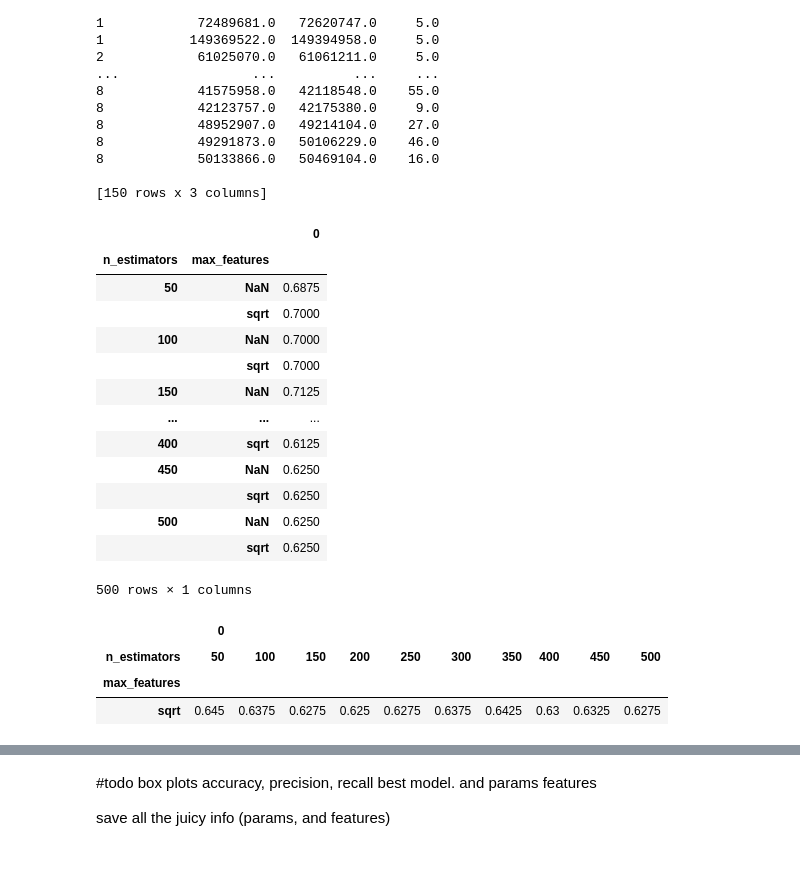
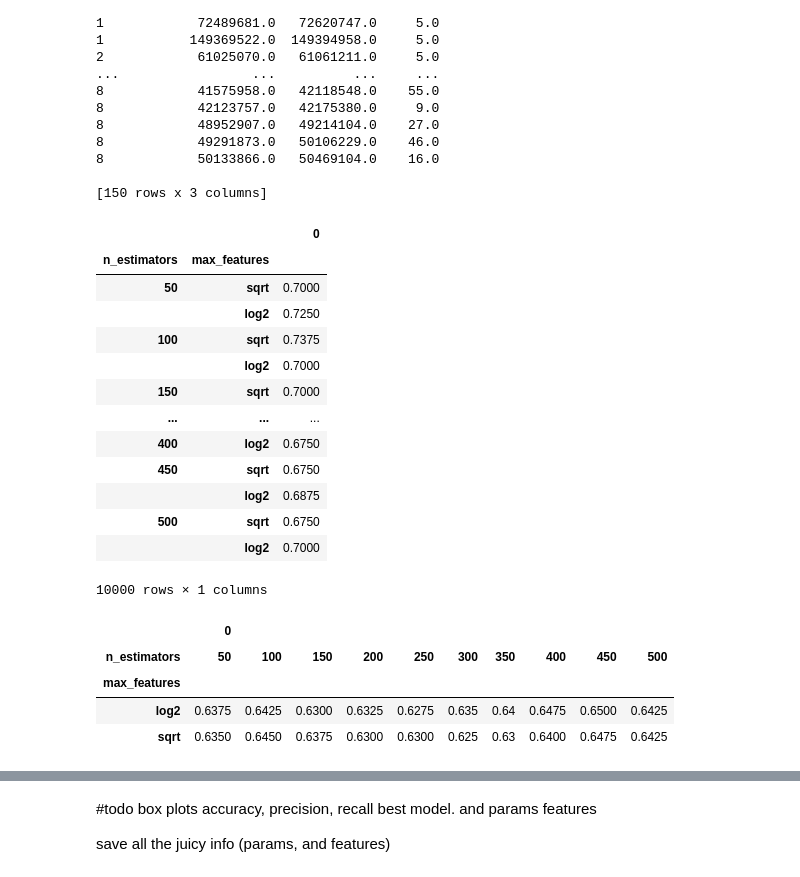
Before and after one commit to pbrizzolari/CATS, a Jupyter notebook: Random_forest_model.ipynb, the cells around one changed output, grey strips where cells are left out. Drawn from its saved outputs; the diff is of its cells as text; code cells hidden in the pictures.

```diff
--- a/Random_forest_model.ipynb
+++ b/Random_forest_model.ipynb
@@ -31,7 +33,7 @@ print(model.get_params().keys())
 # select which params you want to test with the inner loop
 # space is the paramater space
 modeller.hyperParams['n_estimators'] = [int(x) for x in np.linspace(start = 50, stop = 500, num = 10)]
-modeller.hyperParams['max_features'] = ["None", "sqrt"]
+modeller.hyperParams['max_features'] = ["sqrt", "log2"]
 #modeller.hyperParams['max_depth'] = [int(x) for x in np.linspace(10, 110, num = 11)]
 # %% [output]
 dict_keys(['bootstrap', 'ccp_alpha', 'class_weight', 'criterion', 'max_depth', 'max_features', 'max_leaf_nodes', 'max_samples', 'min_impurity_decrease', 'min_impurity_split', 'min_samples_leaf', 'min_ ...
@@ -39,7 +41,7 @@ dict_keys(['bootstrap', 'ccp_alpha', 'class_weight', 'criterion', 'max_depth', '
 # this does everything for you :)
 # first is the data used, seconds comes the classifications and than with loop the amount of loops you want to do
 
-modeller.train_fit(data=data, classes=data.index, loop=1)
+modeller.train_fit(data=data, classes=data.index, loop=100)
 # some test code
 
 print(accuracy_score(DCV.__class_cleaner__(None, data.index),modeller.predict(data)))
@@ -81,26 +82,27 @@ Chromosome
 
 [150 rows x 3 columns]
 # %%
-modeller.all_accuracies
+modeller.all_recall
 # %% [output]
 |  |  | 0 |
 | n_estimators | max_features |  |
-| 50 | NaN | 0.6875 |
-|  | sqrt | 0.7000 |
-| 100 | NaN | 0.7000 |
-|  | sqrt | 0.7000 |
-| 150 | NaN | 0.7125 |
+| 50 | sqrt | 0.7000 |
+|  | log2 | 0.7250 |
+| 100 | sqrt | 0.7375 |
+|  | log2 | 0.7000 |
+| 150 | sqrt | 0.7000 |
 | ... | ... | ... |
-| 400 | sqrt | 0.6125 |
-| 450 | NaN | 0.6250 |
-|  | sqrt | 0.6250 |
-| 500 | NaN | 0.6250 |
-|  | sqrt | 0.6250 |
+| 400 | log2 | 0.6750 |
+| 450 | sqrt | 0.6750 |
+|  | log2 | 0.6875 |
+| 500 | sqrt | 0.6750 |
+|  | log2 | 0.7000 |
-500 rows × 1 columns
+10000 rows × 1 columns
 # %%
 modeller.all_accuracies.reset_index().pivot_table(index="max_features",columns="n_estimators", aggfunc="mean")
 # %% [output]
 |  | 0 |  |  |  |  |  |  |  |  |  |
 | n_estimators | 50 | 100 | 150 | 200 | 250 | 300 | 350 | 400 | 450 | 500 |
 | max_features |  |  |  |  |  |  |  |  |  |  |
-| sqrt | 0.645 | 0.6375 | 0.6275 | 0.625 | 0.6275 | 0.6375 | 0.6425 | 0.63 | 0.6325 | 0.6275 |
+| log2 | 0.6375 | 0.6425 | 0.6300 | 0.6325 | 0.6275 | 0.635 | 0.64 | 0.6475 | 0.6500 | 0.6425 |
+| sqrt | 0.6350 | 0.6450 | 0.6375 | 0.6300 | 0.6300 | 0.625 | 0.63 | 0.6400 | 0.6475 | 0.6425 |
```
Also changed, not shown: parts of 11 cells of this notebook, 11 other files.
